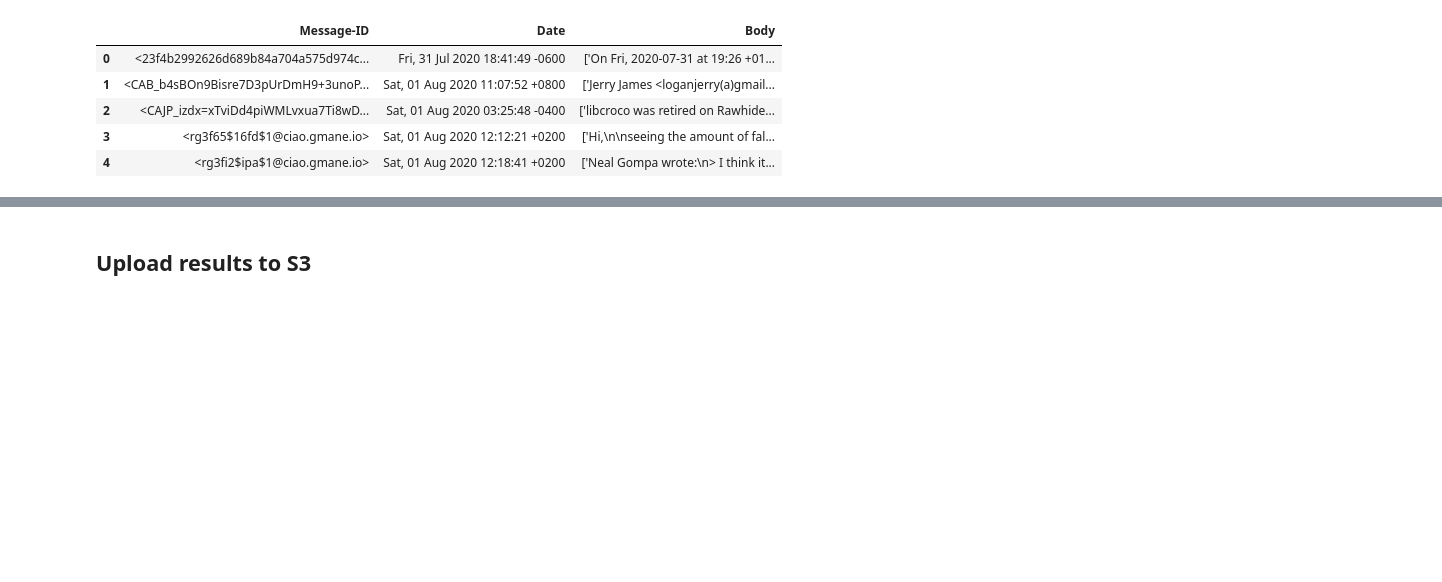
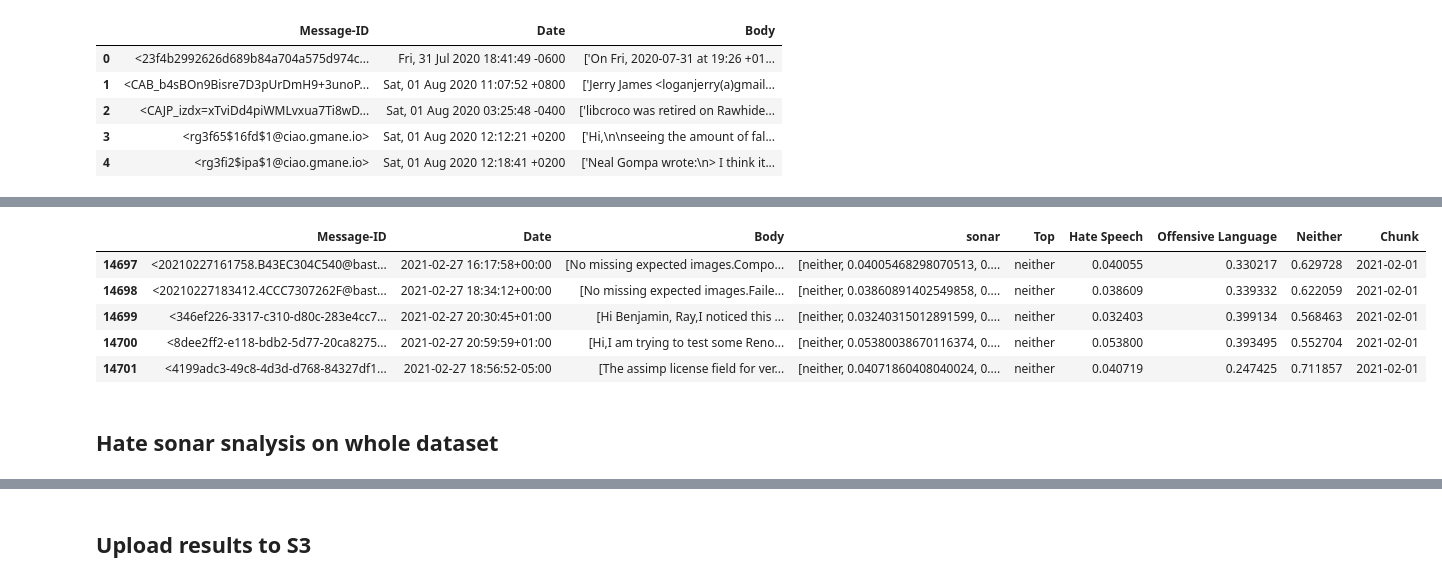
Before and after one commit to tumido/mailing-list-analysis-toolkit, a Jupyter notebook: notebooks/02_analyses/hatesonar_analysis.ipynb, the cells around one changed output, grey strips where cells are left out. Drawn from its saved outputs; the diff is of its cells as text; code cells hidden in the pictures; blank space fills up the shorter version.

```diff
--- a/notebooks/02_analyses/hatesonar_analysis.ipynb
+++ b/notebooks/02_analyses/hatesonar_analysis.ipynb
@@ -35,3 +187,14 @@ df.head()
+# %%
+clean.tail()
+# %% [output]
+|  | Message-ID | Date | Body | sonar | Top | Hate Speech | Offensive Language | Neither | Chunk |
+| 14697 | <20210227161758.B43EC304C540@bast... | 2021-02-27 16:17:58+00:00 | [No missing expected images.Compo... | [neither, 0.04005468298070513, 0.... | neither | 0.040055 | 0.330217 | 0.629728 | 2021-02-01 |
+| 14698 | <20210227183412.4CCC7307262F@bast... | 2021-02-27 18:34:12+00:00 | [No missing expected images.Faile... | [neither, 0.03860891402549858, 0.... | neither | 0.038609 | 0.339332 | 0.622059 | 2021-02-01 |
+| 14699 | <346ef226-3317-c310-d80c-283e4cc7... | 2021-02-27 20:30:45+01:00 | [Hi Benjamin, Ray,I noticed this ... | [neither, 0.03240315012891599, 0.... | neither | 0.032403 | 0.399134 | 0.568463 | 2021-02-01 |
+| 14700 | <8dee2ff2-e118-bdb2-5d77-20ca8275... | 2021-02-27 20:59:59+01:00 | [Hi,I am trying to test some Reno... | [neither, 0.05380038670116374, 0.... | neither | 0.053800 | 0.393495 | 0.552704 | 2021-02-01 |
+| 14701 | <4199adc3-49c8-4d3d-d768-84327df1... | 2021-02-27 18:56:52-05:00 | [The assimp license field for ver... | [neither, 0.04071860408040024, 0.... | neither | 0.040719 | 0.247425 | 0.711857 | 2021-02-01 |
+# %% [markdown]
+## Hate sonar snalysis on whole dataset
 # %%
 sonar = Sonar()
 # %%
```
Also changed, not shown: parts of 14 cells of this notebook.
